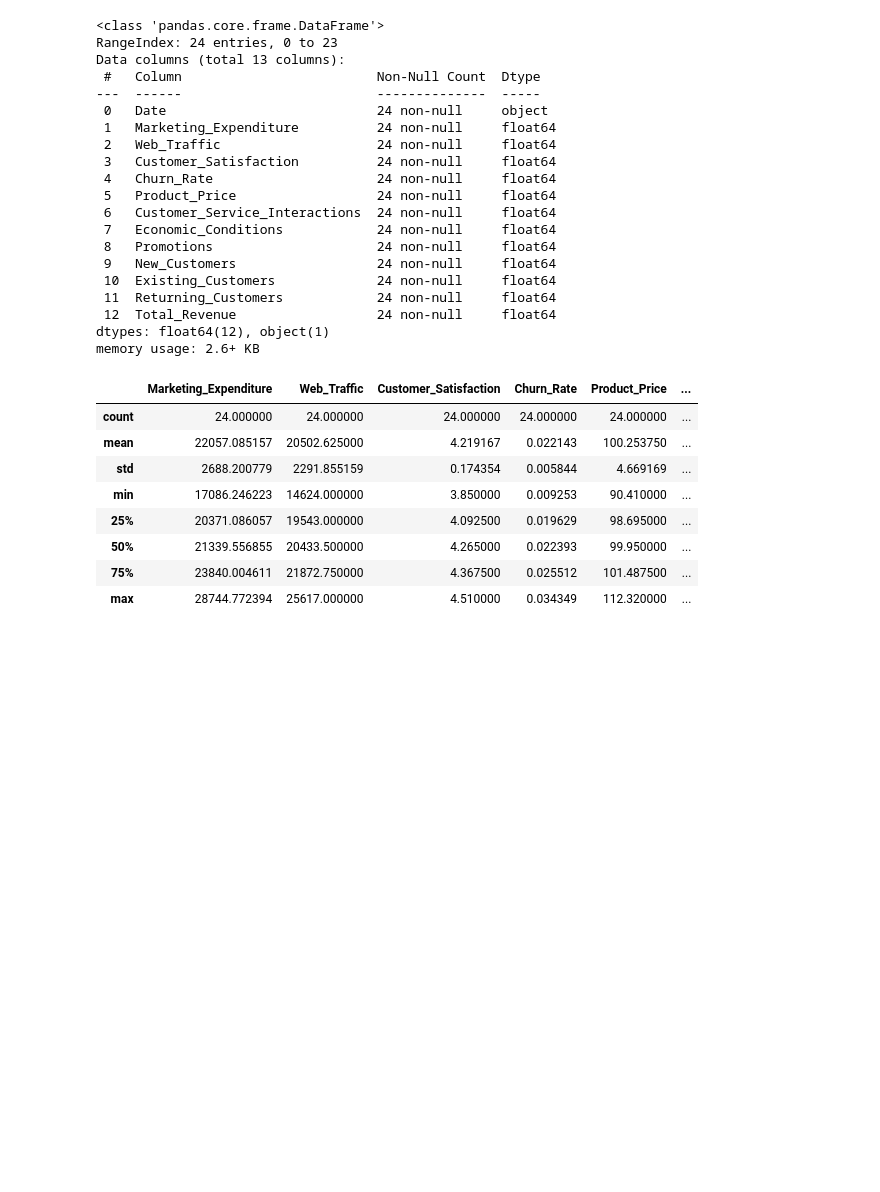
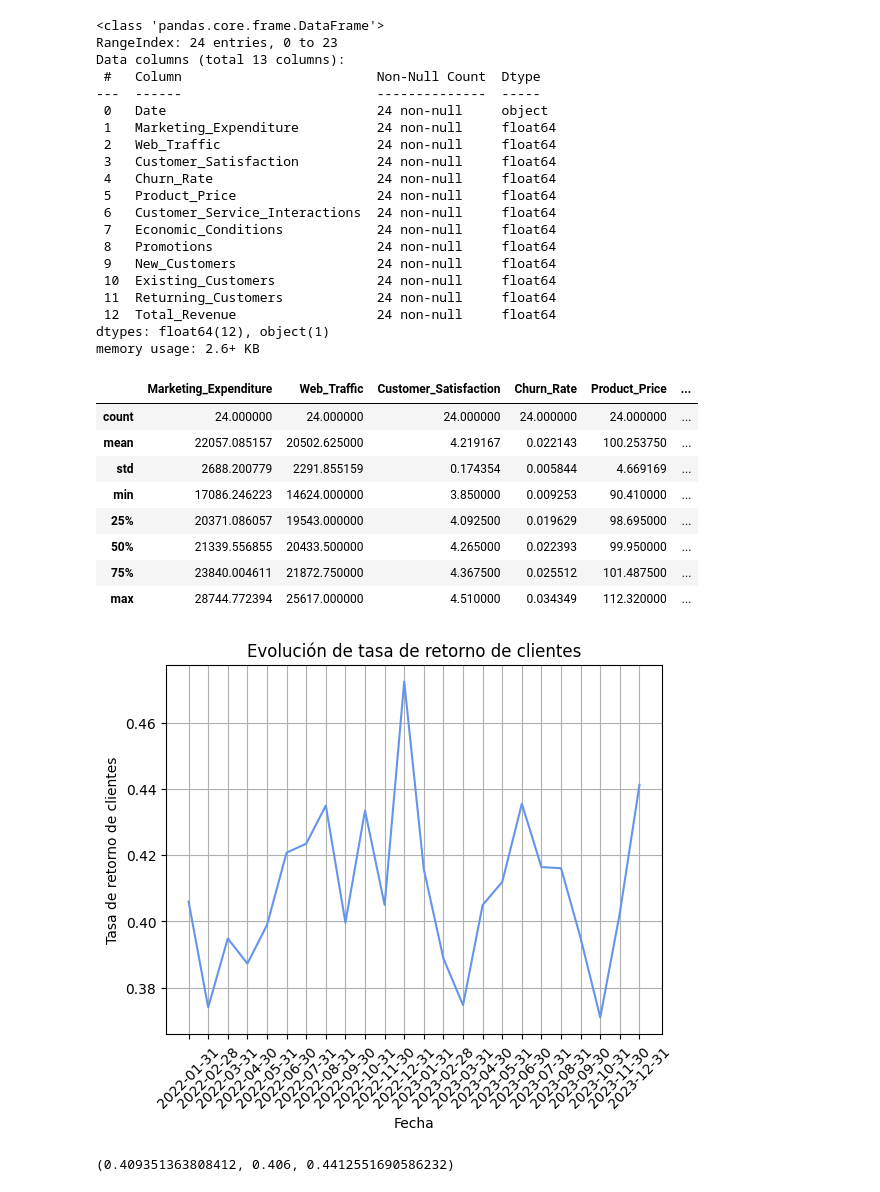
Before and after one commit to zayo1511/LaboratorioDeAnalisisDeDatosFinancierosYDeDisenoDeIndicadores, a Jupyter notebook: examenejemplo02.ipynb, the cells around one changed output. Saved outputs shown, nothing was run; the diff lists cells and outputs as text; code cells hidden in the pictures; blank space fills up the shorter version.

```diff
--- a/examenejemplo02.ipynb
+++ b/examenejemplo02.ipynb
@@ -169,3 +180,20 @@ data.describe()
 | 50% | 21339.556855 | 20433.500000 | 4.265000 | 0.022393 | 99.950000 | ... |
 | 75% | 23840.004611 | 21872.750000 | 4.367500 | 0.025512 | 101.487500 | ... |
 | max | 28744.772394 | 25617.000000 | 4.510000 | 0.034349 | 112.320000 | ... |
+# %%
+#Tasa de retorno de clientes = TRC
+data["TRC"] = data["Returning_Customers"] / data["Existing_Customers"]
+# %%
+plt.figure()
+plt.plot(data["Date"], data["TRC"], c="cornflowerblue")
+plt.title("Evolución de tasa de retorno de clientes")
+plt.xlabel("Fecha")
+plt.xticks(rotation=45)
+plt.ylabel("Tasa de retorno de clientes")
+plt.grid()
+# %% [output]
+[figure, added]
+# %%
+data["TRC"].mean(), data["TRC"][0], data["TRC"].iloc[-1]
+# %% [output]
+(0.409351363808412, 0.406, 0.4412551690586232)
```
Also changed, not shown: parts of 11 cells of this notebook.
